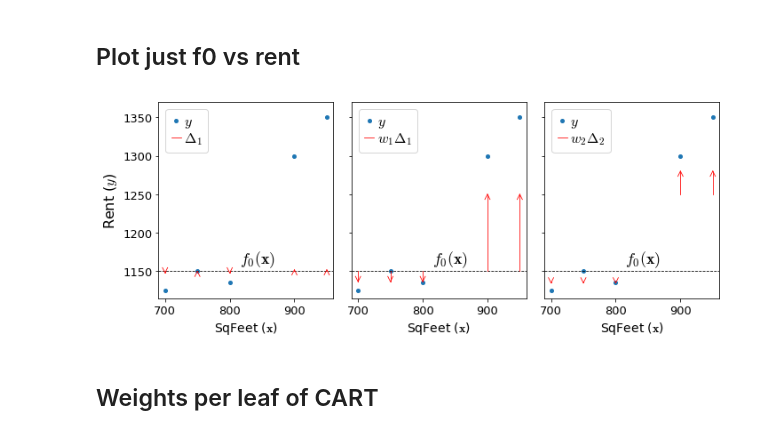
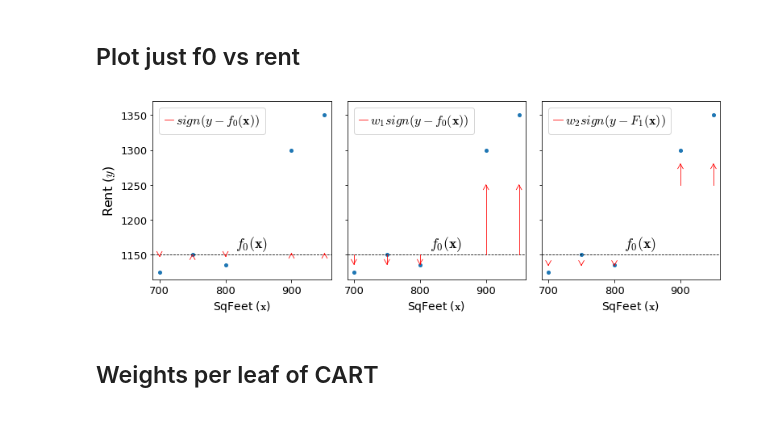
Before and after one commit to parrt/ml-articles, a Jupyter notebook: gradient-boosting/notebooks/dev-mae.ipynb, the cells around one changed output. Saved outputs shown, nothing was run; the diff lists cells and outputs as text; code cells hidden in the pictures.

```diff
--- a/gradient-boosting/notebooks/dev-mae.ipynb
+++ b/gradient-boosting/notebooks/dev-mae.ipynb
@@ -97,14 +97,14 @@ df
 ## Plot just f0 vs rent
 # %%
 f0 = df.rent.median()
-fig, axes = plt.subplots(nrows=1, ncols=3, figsize=(10, 4), sharey=True)
+fig, axes = plt.subplots(nrows=1, ncols=3, figsize=(11, 4), sharey=True)
 
 # NUMBER 1
 
 ax = axes[0]
 line1, = ax.plot(df.sqfeet,df.rent,'o', linewidth=.8, markersize=4, label="$y$")
 # fake a line to get smaller red dot
-line2, = ax.plot([0,0],[0,0], c='r', markersize=4, label=r"$\Delta_1$", linewidth=.8)
+line2, = ax.plot([0,0],[0,0], c='r', markersize=4, label=r"$sign(y-f_0({\bf x}))$", linewidth=.8)
 ax.plot([df.sqfeet.min()-10,df.sqfeet.max()+10], [f0,f0],
          linewidth=.8, linestyle='--', c='k')
 ax.set_xlim(df.sqfeet.min()-10,df.sqfeet.max()+10)
@@ -118,7 +118,7 @@ ax.set_xlabel(r"SqFeet (${\bf x}$)", fontsize=14)
 for x,y,yhat in zip(df.sqfeet,df.rent,df.F0):
     draw_vector(ax, x, yhat, 0, np.sign(y-yhat)*2, df.rent.max()-df.rent.min())
 
-ax.legend(handles=[line1,line2], fontsize=16,
+ax.legend(handles=[line2], fontsize=16,
           loc='upper left',
           labelspacing=.1,
           handletextpad=.2,
@@ -130,7 +130,7 @@ ax.legend(handles=[line1,line2], fontsize=16,
 ax = axes[1]
 line1, = ax.plot(df.sqfeet,df.rent,'o', linewidth=.8, markersize=4, label="$y$")
 # fake a line to get smaller red dot
-line2, = ax.plot([0,0],[0,0], c='r', markersize=4, label=r"$w_1 \Delta_1$", linewidth=.8)
+line2, = ax.plot([0,0],[0,0], c='r', markersize=4, label=r"$w_1 sign(y-f_0({\bf x}))$", linewidth=.8)
 ax.plot([df.sqfeet.min()-10,df.sqfeet.max()+10], [f0,f0],
          linewidth=.8, linestyle='--', c='k')
 ax.set_xlim(df.sqfeet.min()-10,df.sqfeet.max()+10)
@@ -143,7 +143,7 @@ ax.set_xlabel(r"SqFeet (${\bf x}$)", fontsize=14)
 for x,y,yhat,d in zip(df.sqfeet,df.rent,df.F0,df.wdelta1):
     draw_vector(ax, x, yhat, 0, d, df.rent.max()-df.rent.min())
 
-ax.legend(handles=[line1,line2], fontsize=16,
+ax.legend(handles=[line2], fontsize=16,
           loc='upper left',
           labelspacing=.1,
           handletextpad=.2,
@@ -152,36 +152,36 @@ ax.legend(handles=[line1,line2], fontsize=16,
 
 # NUMBER 3
 
 ax = axes[2]
 line1, = ax.plot(df.sqfeet,df.rent,'o', linewidth=.8, markersize=4, label="$y$")
 # fake a line to get smaller red dot
-line2, = ax.plot([0,0],[0,0], c='r', markersize=4, label=r"$w_2 \Delta_2$", linewidth=.8)
+line2, = ax.plot([0,0],[0,0], c='r', markersize=4, label=r"$w_2 sign(y-F_1({\bf x}))$", linewidth=.8)
 ax.plot([df.sqfeet.min()-10,df.sqfeet.max()+10], [f0,f0],
          linewidth=.8, linestyle='--', c='k')
 ax.set_xlim(df.sqfeet.min()-10,df.sqfeet.max()+10)
 ax.set_ylim(df.rent.min()-10, df.rent.max()+20)
 ax.text(815, f0+10, r"$f_0({\bf x})$", fontsize=18)
 
 ax.set_xlabel(r"SqFeet (${\bf x}$)", fontsize=14)
 
 # draw arrows
 for x,y,yhat,d in zip(df.sqfeet,df.rent,df.F1,df.wdelta2):
     draw_vector(ax, x, yhat, 0, d, df.rent.max()-df.rent.min())
 
 # ax.text(710,1250, "$m=1$", fontsize=18)
 
-ax.legend(handles=[line1,line2], fontsize=16,
+ax.legend(handles=[line2], fontsize=16,
           loc='upper left',
           labelspacing=.1,
           handletextpad=.2,
           handlelength=.7,
           frameon=True)
 
 plt.tight_layout()
 plt.savefig('/tmp/s.svg')
 plt.show()
 # %% [output]
-[figure, old version]
+[figure, new version]
 # %% [markdown]
 ## Weights per leaf of CART
 # %%
```
Also changed, not shown: parts of 3 cells of this notebook, 1 other file.
